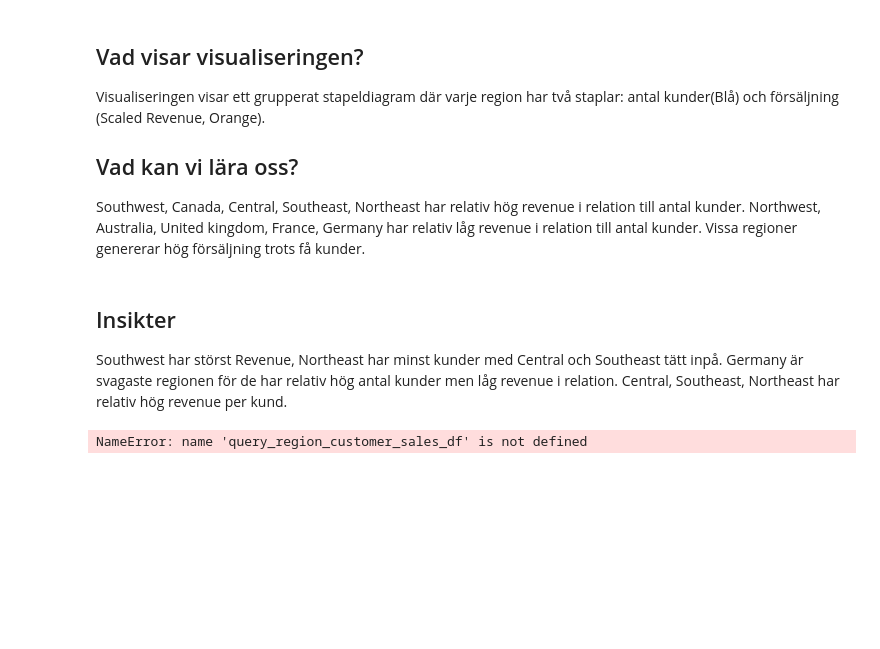
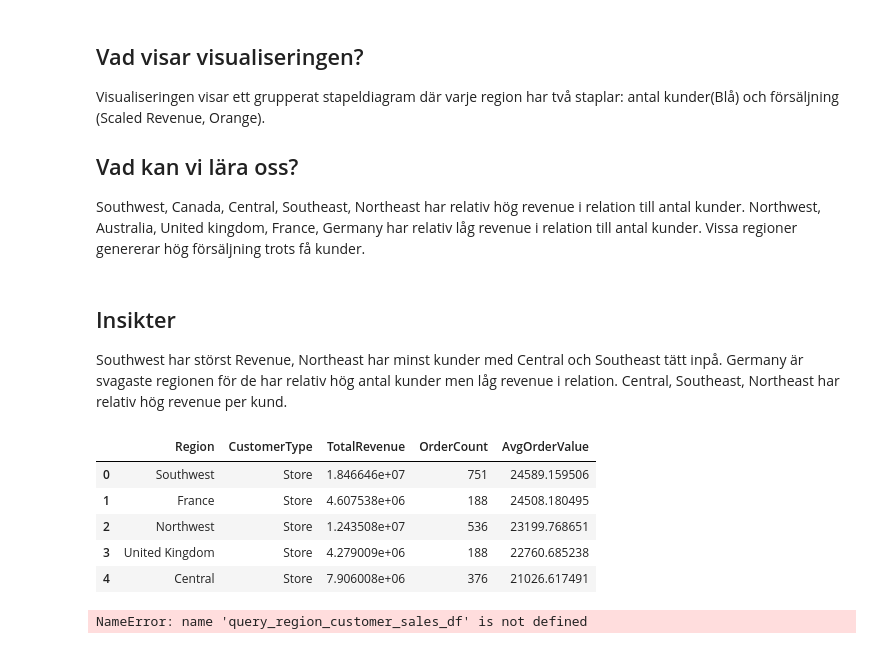
Before and after one commit to MarcusMorlock/SQLInl-mning_Marcus, a Jupyter notebook: report.ipynb, the cells around one changed output. Drawn from its saved outputs; the diff is of its cells as text; code cells hidden in the pictures; blank space fills up the shorter version.

Commit message:
Query Selected

```diff
--- a/report.ipynb
+++ b/report.ipynb
@@ -371,6 +371,39 @@ Vissa regioner genererar hög försäljning trots få kunder.
 Southwest har störst Revenue, Northeast har minst kunder med Central och Southeast tätt inpå.
 Germany är svagaste regionen för de har relativ hög antal kunder men låg revenue i relation.
 Central, Southeast, Northeast har relativ hög revenue per kund.
+# %%
+query_store_avg_revenue_per_region = """
+SELECT
+
+    st.Name AS Region,
+    CASE
+        WHEN c.StoreID IS NOT NULL THEN 'Store'
+        ELSE 'Private'
+    END AS CustomerType,
+    SUM(soh.SubTotal) AS TotalRevenue,
+    COUNT(soh.SalesOrderID) AS OrderCount,
+    SUM(soh.SubTotal) * 1.0 / COUNT(soh.SalesOrderID) AS AvgOrderValue
+
+FROM Sales.SalesOrderHeader as soh
+INNER JOIN Sales.Customer as c on soh.CustomerID = c.CustomerID
+INNER JOIN Sales.SalesTerritory as st on c.TerritoryID = st.TerritoryID
+GROUP BY
+    st.Name,
+    CASE
+        WHEN c.StoreID IS NOT NULL THEN 'Store'
+        ELSE 'Private'
+    END
+ORDER BY AvgOrderValue DESC;
+"""
+query_store_avg_revenue_per_region_df = sql_report.query_df(query_store_avg_revenue_per_region)
+query_store_avg_revenue_per_region_df.head()
+# %% [output]
+|  | Region | CustomerType | TotalRevenue | OrderCount | AvgOrderValue |
+| 0 | Southwest | Store | 1.846646e+07 | 751 | 24589.159506 |
+| 1 | France | Store | 4.607538e+06 | 188 | 24508.180495 |
+| 2 | Northwest | Store | 1.243508e+07 | 536 | 23199.768651 |
+| 3 | United Kingdom | Store | 4.279009e+06 | 188 | 22760.685238 |
+| 4 | Central | Store | 7.906008e+06 | 376 | 21026.617491 |
 # %%
 fig ,ax = plt.subplots(figsize=(12,6))
 X = query_region_customer_sales_df["Region"]
```
Also changed, not shown: 1 other file.
